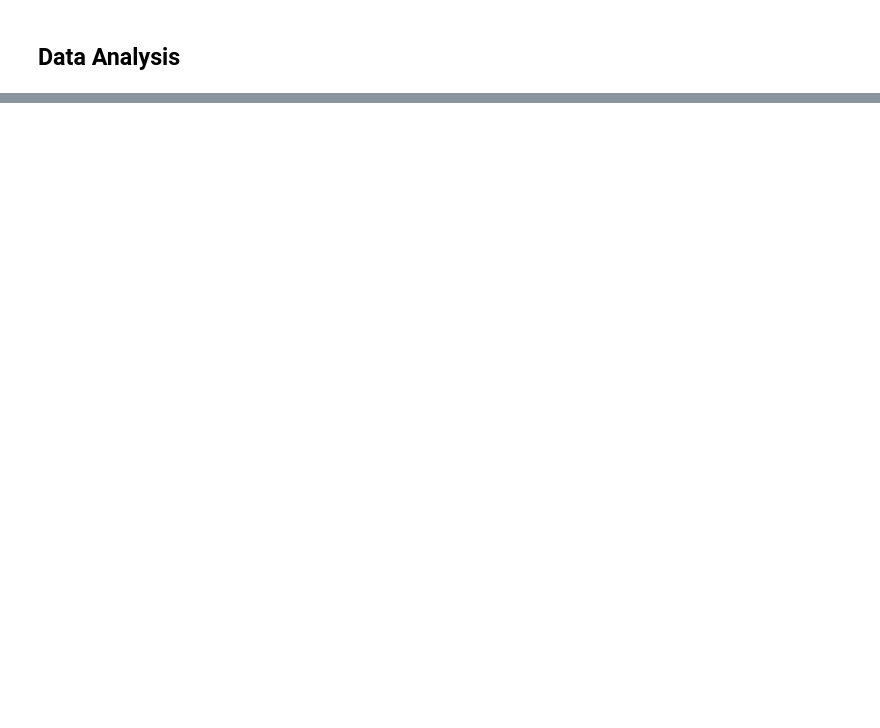
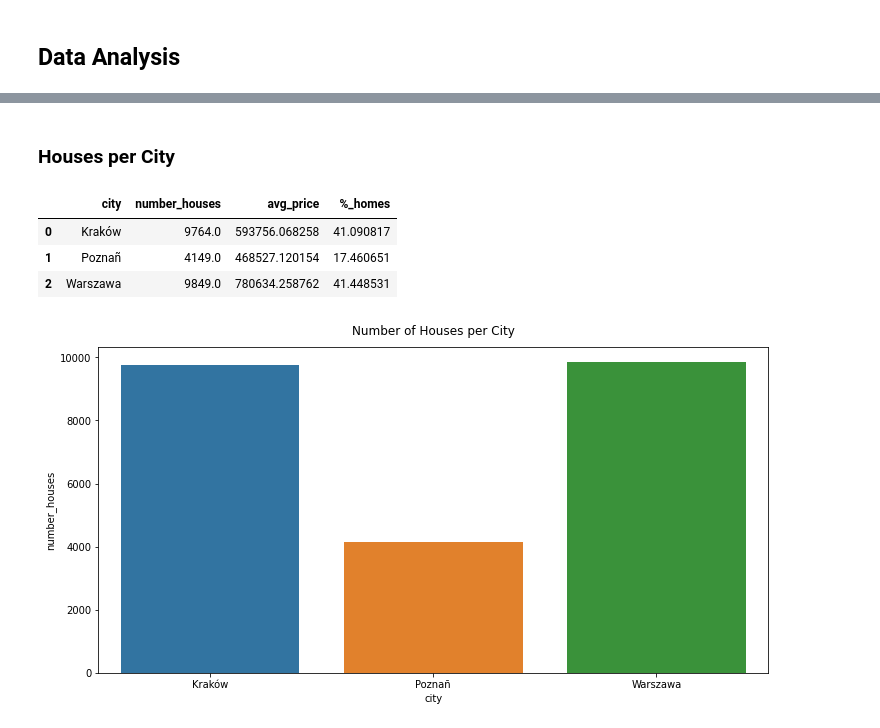
Before and after one commit to princeKike27/Poland-House-Prices-Prediction, a Jupyter notebook: Poland_House_Prices_Prediction.ipynb, the cells around one changed output, grey strips where cells are left out. Cells and saved outputs as stored; diff of their text form; code cells hidden in the pictures; blank space fills up the shorter version.

```diff
--- a/Poland_House_Prices_Prediction.ipynb
+++ b/Poland_House_Prices_Prediction.ipynb
@@ -59,8 +59,6 @@ sq           float64
 year         float64
 dtype: object
 # %%
-# change floor, rooms and year to int
-
+# change floor, rooms to int
 df_houses['floor'] = df_houses['floor'].astype(int)
 df_houses['rooms'] = df_houses['rooms'].astype(int)
-df_houses['year'] = df_houses['year'].astype(int)
@@ -67,3 +100,15 @@ df_houses['year'] = df_houses['year'].astype(int)
+# %%
+# replace years to correct values
+df_houses['year'].replace({2980: 1980,
+                           80: 1980,
+                           202: 2002,
+                           70: 1970,
+                           195: 1950,
+                           81: 1981,
+                           80: 1980,
+                           200: 2000,
+                           75: 1975,
+                           214: 2014}, inplace=True)
 # %%
 # check changes
 df_houses.dtypes
@@ -93,0 +152,36 @@ msg.matrix(df_houses, figsize=(16, 8))
+# %% [markdown]
+### Houses per City
+# %%
+# function to calculate number_houses and avg_price
+
+def city_calc(df):
+  # dict to store columns
+  calc = {}
+  calc['number_houses'] = len(df.id)
+  calc['avg_price'] = df['price'].mean()
+
+  # return a Pandas Series
+  return pd.Series(calc, index=['number_houses', 'avg_price'])
+# %%
+houses_city = df_houses.groupby(['city']).apply(city_calc).reset_index()
+
+# add %_homes column
+houses_city['%_homes'] = (houses_city.number_houses / len(df_houses)) * 100
+
+houses_city.head()
+# %% [output]
+|  | city | number_houses | avg_price | %_homes |
+| 0 | Kraków | 9764.0 | 593756.068258 | 41.090817 |
+| 1 | Poznañ | 4149.0 | 468527.120154 | 17.460651 |
+| 2 | Warszawa | 9849.0 | 780634.258762 | 41.448531 |
+# %%
+# plot number of houses per city
+f, ax = plt.subplots(figsize=(12, 6))
+
+sns.barplot(x='city', y='number_houses', data=houses_city)
+
+plt.title('Number of Houses per City', pad=12)
+
+plt.show()
+# %% [output]
+[figure, added]
```
Also changed, not shown: parts of 8 cells of this notebook.
